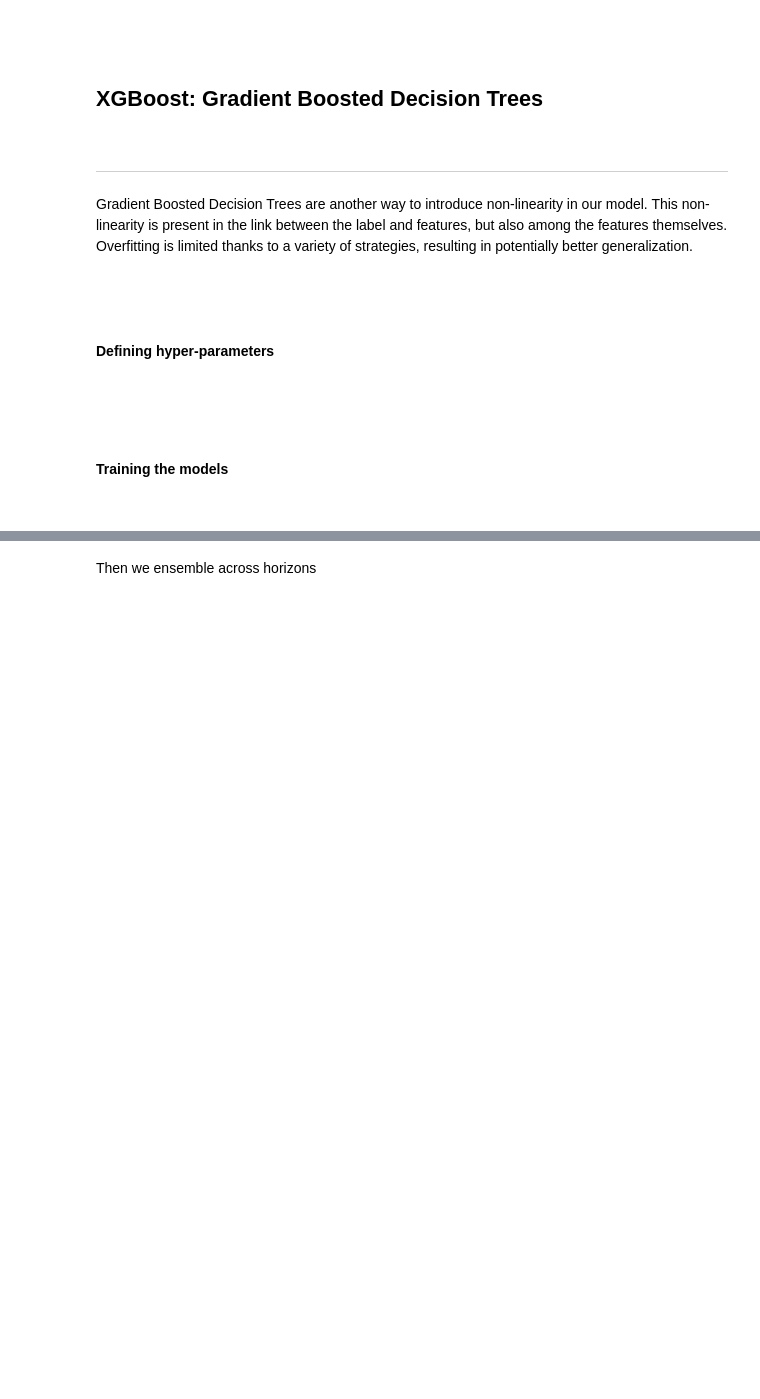
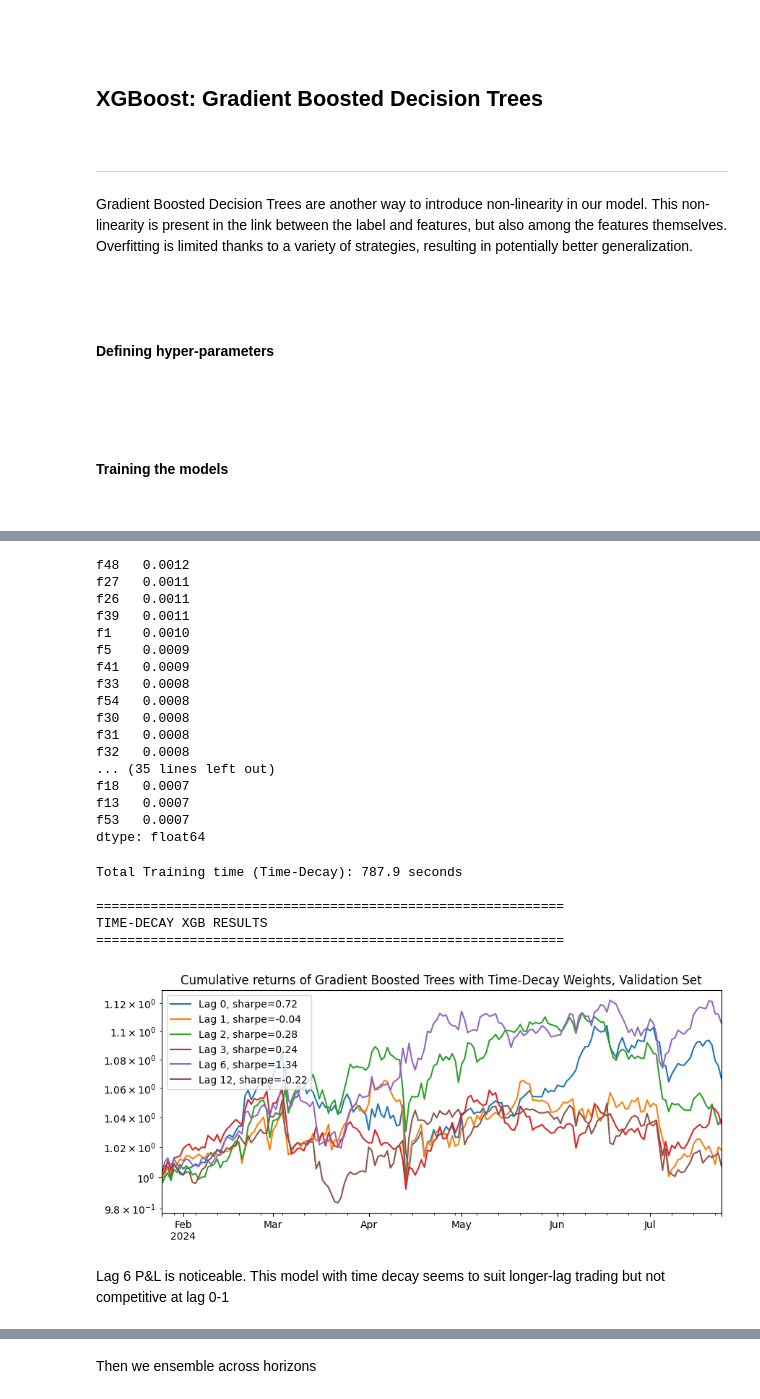
Before and after one commit to anbinh-bui/Crypto-Return-Creative-Modelling-Project, a Jupyter notebook: AI Project.ipynb, the cells around one changed output, grey strips where cells are left out. Cells and saved outputs as stored; diff of their text form; code cells hidden in the pictures; blank space fills up the shorter version.

```diff
--- a/AI Project.ipynb
+++ b/AI Project.ipynb
@@ -1041,0 +1585,54 @@ Total Training time is 761.4071350097656 seconds
+# %%
+# XGBoost WITH TIME-DECAYED WEIGHTS
+
+# Measure time
+t1 = time.time()
+
+# Lambda for time decay (higher = faster decay)
+lambda_decay = 0.05
+
+# Train using one core per date, with time-decay weights
+predictions_timedecay = []
+importances_timedecay = []
+
+for date in rebalancing_dates:
+    pred, imp = train_predict_period_timedecay(
+        last_date_train_fold=date,
+        returns=data['return'],
+        hyperparameters=hyperparameters,
+        lambda_decay=lambda_decay,
+    )
+    predictions_timedecay.append(pred)
+    importances_timedecay.append(imp)
+
+# Reformat predictions
+predictions_timedecay = pd.concat(predictions_timedecay, axis=1).T.groupby(level=1).sum().T
+importance_df_timedecay = pd.concat(importances_timedecay, axis=1).fillna(0)
+importance_mean_timedecay = importance_df_timedecay.mean(axis=1).sort_values(ascending=False)
+
+print("\nTop 50 features (Time-Decay XGB) by average gain across folds:")
+display(importance_mean_timedecay.head(50))
+
+# Remove extra zeros added in the process
+predictions_timedecay = predictions_timedecay.replace(0, np.nan)
+
+# Remove empty and invalid dates
+predictions_timedecay = predictions_timedecay.dropna(axis=0, how='all')
+
+# Training finished, print time used for it
+t2 = time.time()
+print(f"\nTotal Training time (Time-Decay): {t2-t1:.1f} seconds")
+
+# Analyse our predictions
+print("\n" + "="*60)
+print("TIME-DECAY XGB RESULTS")
+print("="*60)
+analyze_expected_returns(
+    expected_returns=predictions_timedecay.loc[start_date_validate:last_date_validate],
+    returns=data["return"].loc[start_date_validate:last_date_validate],
+    rfr_hourly=rfr_hourly,
+    title=f"Gradient Boosted Trees with Time-Decay Weights, Validation Set",
+    lags=[0,1,2,3,6,12],
+    tc=tc,
+)
+# %% [output]
@@ -1042 +1656,26 @@ Total Training time is 761.4071350097656 seconds
+f48   0.0012
+f27   0.0011
+f26   0.0011
+f39   0.0011
+f1    0.0010
+f5    0.0009
+f41   0.0009
+f33   0.0008
+f54   0.0008
+f30   0.0008
+f31   0.0008
+f32   0.0008
+... (35 lines left out)
+f18   0.0007
+f13   0.0007
+f53   0.0007
+dtype: float64
+Total Training time (Time-Decay): 787.9 seconds
+
+============================================================
+TIME-DECAY XGB RESULTS
+============================================================
+[figure, added]
+# %% [markdown]
+Lag 6 P&L is noticeable. This model with time decay seems to suit longer-lag trading but not competitive at lag 0-1
 # %% [markdown]
```
Also changed, not shown: parts of 22 cells of this notebook.
